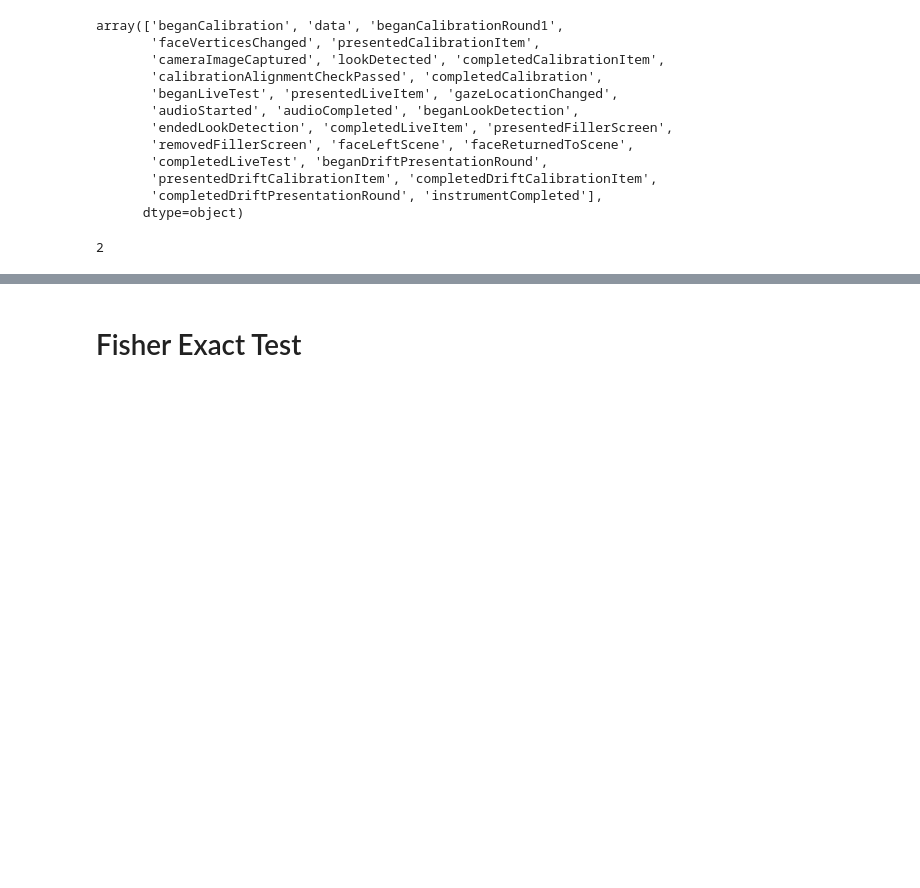
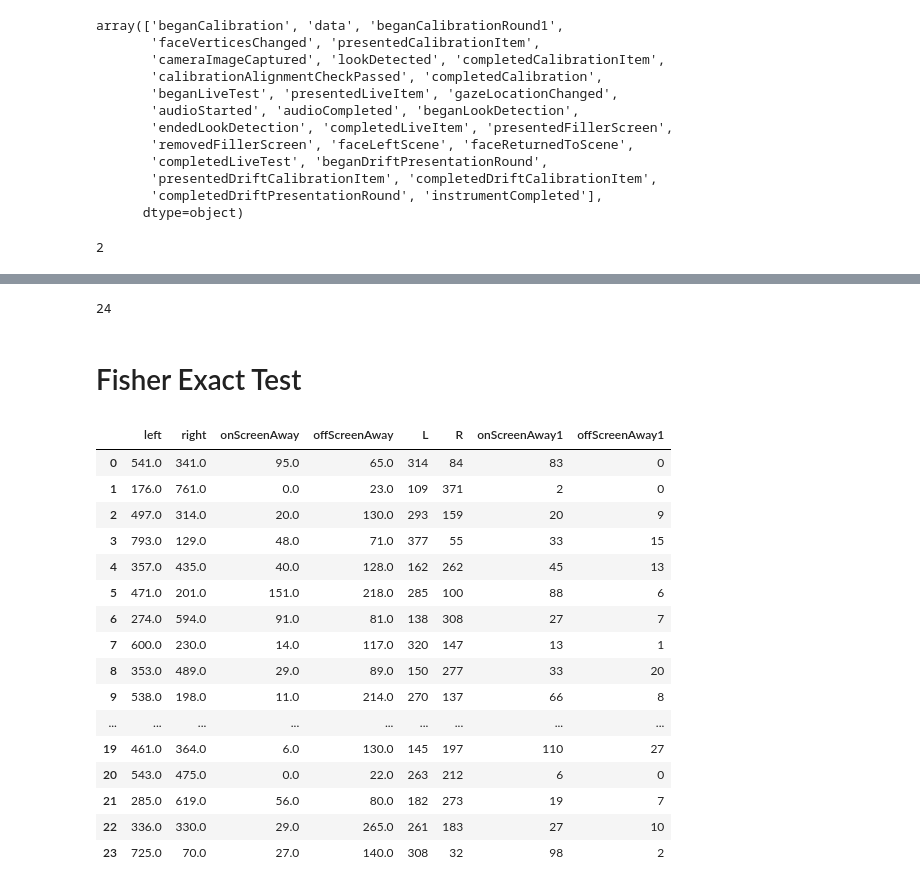
Before and after one commit to tianchu-shu/NWMSS, a Jupyter notebook: gaze.ipynb, the cells around one changed output, grey strips where cells are left out. Saved outputs shown, nothing was run; the diff lists cells and outputs as text; code cells hidden in the pictures; blank space fills up the shorter version.

```diff
--- a/gaze.ipynb
+++ b/gaze.ipynb
@@ -98,8 +167,18 @@ len(end)
+# %%
+from scipy.stats import chisquare
+chisq = pd.DataFrame(columns=('items', 'stat','p'))
+for i in range(24):
+    ob = obs.iloc[i]
+    ex = expected.iloc[i]
+    stat, pv = chisquare(f_obs=ob, f_exp=ex)
+    chisq.loc[i] = [items[i], round(stat,3) ,round(pv,3)]
+# %% [output]
+24
 # %% [markdown]
 # Fisher Exact Test
 # %%
 #tsv file
-exp = pd.DataFrame(columns=('left', 'right','onScreenAway','offScreenAway'))
+tsv = pd.DataFrame(columns=('left', 'right','onScreenAway','offScreenAway'))
 for i in range(24):
     lcol,rcol,wcol = k24[3*i:3*i+3]
 
@@ -110,10 +189,10 @@ for i in range(24):
     d=subset[(subset[lcol]==0) & (subset[rcol]==0) &(subset[wcol]==1)].shape[0]
     e=subset[(subset[lcol]==0) & (subset[rcol]==0) &(subset[wcol]==0)].shape[0]
 
-    exp.loc[i] = [a, b ,d, e]
+    tsv.loc[i] = [a, b ,d, e]
 # %%
 #json file
-obs = pd.DataFrame(columns=('L', 'R','onScreenAway','offScreenAway'))
+js = pd.DataFrame(columns=('L', 'R','onScreenAway1','offScreenAway1'))
 items =[]
 for i in range(len(end)):
     sub = df.iloc[begin[i]+1:end[i]]
@@ -124,4 +203,4 @@ for i in range(len(end)):
     else:
         d = c
         e = 0
-    obs.loc[i] = [a, b ,d, e]
+    js.loc[i] = [a, b ,d, e]
@@ -132 +207,23 @@ obs
+# %%
+combined_count = pd.concat([tsv, js], axis=1)
+# %%
+combined_count
+# %% [output]
+|  | left | right | onScreenAway | offScreenAway | L | R | onScreenAway1 | offScreenAway1 |
+| 0 | 541.0 | 341.0 | 95.0 | 65.0 | 314 | 84 | 83 | 0 |
+| 1 | 176.0 | 761.0 | 0.0 | 23.0 | 109 | 371 | 2 | 0 |
+| 2 | 497.0 | 314.0 | 20.0 | 130.0 | 293 | 159 | 20 | 9 |
+| 3 | 793.0 | 129.0 | 48.0 | 71.0 | 377 | 55 | 33 | 15 |
+| 4 | 357.0 | 435.0 | 40.0 | 128.0 | 162 | 262 | 45 | 13 |
+| 5 | 471.0 | 201.0 | 151.0 | 218.0 | 285 | 100 | 88 | 6 |
+| 6 | 274.0 | 594.0 | 91.0 | 81.0 | 138 | 308 | 27 | 7 |
+| 7 | 600.0 | 230.0 | 14.0 | 117.0 | 320 | 147 | 13 | 1 |
+| 8 | 353.0 | 489.0 | 29.0 | 89.0 | 150 | 277 | 33 | 20 |
+| 9 | 538.0 | 198.0 | 11.0 | 214.0 | 270 | 137 | 66 | 8 |
+| ... | ... | ... | ... | ... | ... | ... | ... | ... |
+| 19 | 461.0 | 364.0 | 6.0 | 130.0 | 145 | 197 | 110 | 27 |
+| 20 | 543.0 | 475.0 | 0.0 | 22.0 | 263 | 212 | 6 | 0 |
+| 21 | 285.0 | 619.0 | 56.0 | 80.0 | 182 | 273 | 19 | 7 |
+| 22 | 336.0 | 330.0 | 29.0 | 265.0 | 261 | 183 | 27 | 10 |
+| 23 | 725.0 | 70.0 | 27.0 | 140.0 | 308 | 32 | 98 | 2 |
 # %%
```
Also changed, not shown: parts of 51 cells of this notebook.
